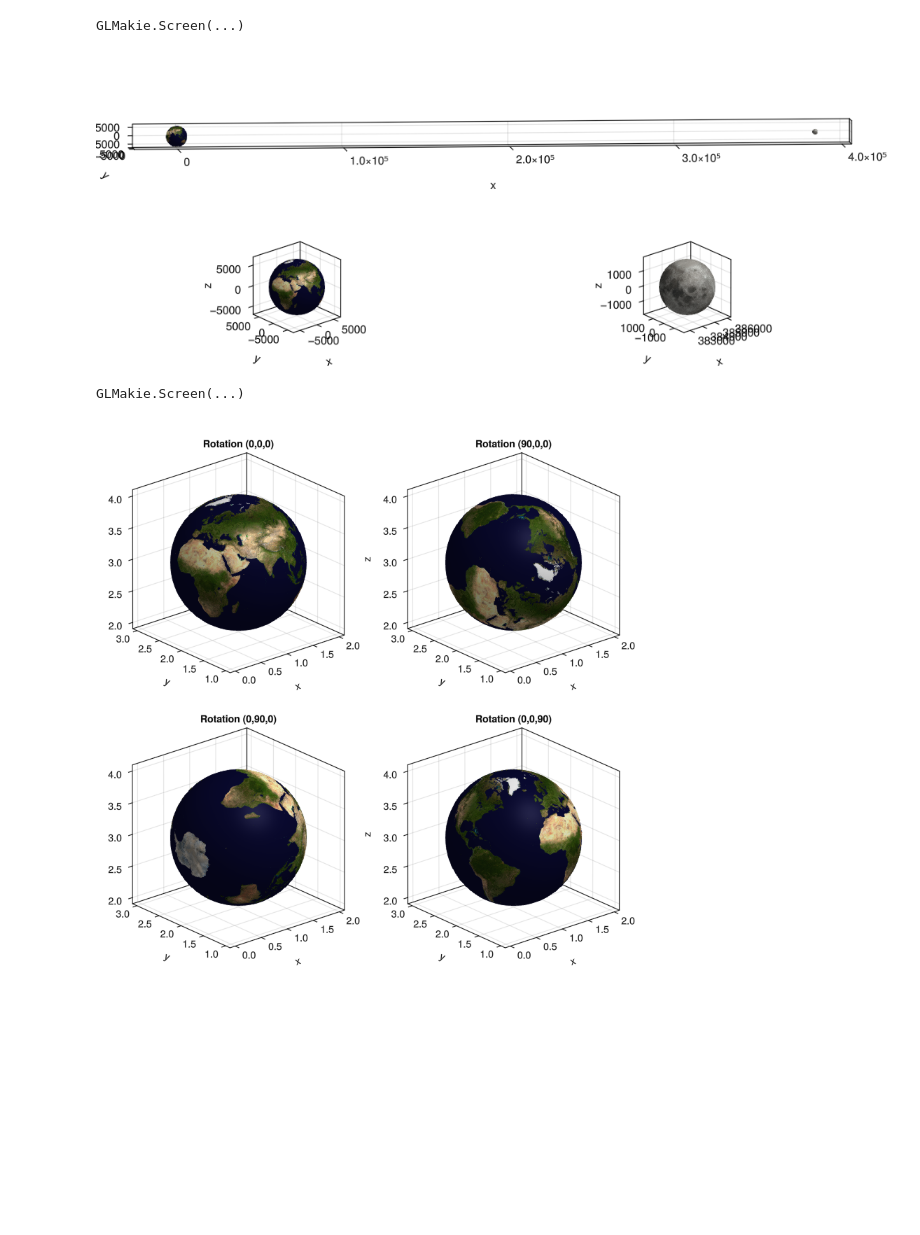
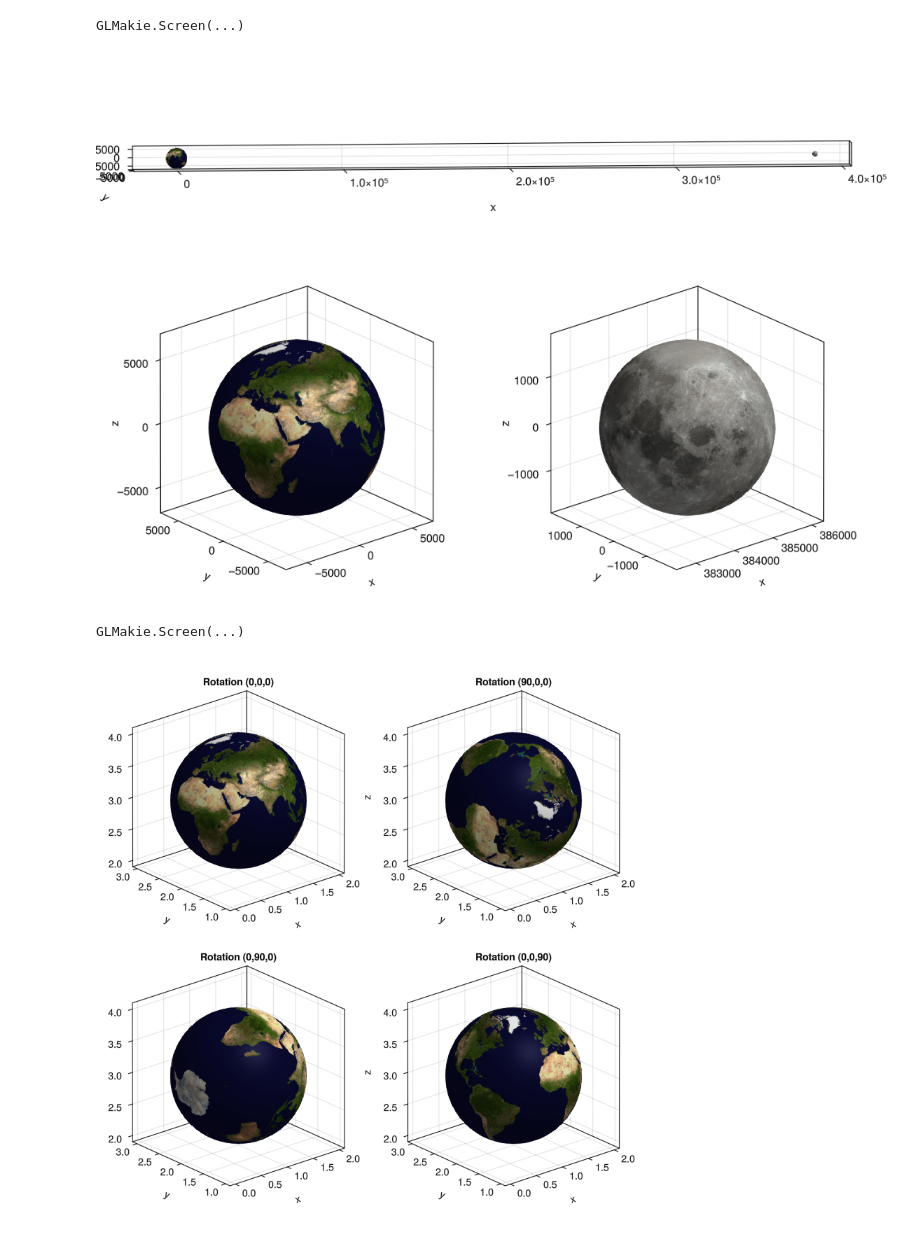
Before and after one commit to Yuricst/PrettyTrajectory.jl, a Jupyter notebook: examples/examples.ipynb, the cells around one changed output. Cells and saved outputs as stored; diff of their text form; code cells hidden in the pictures; blank space fills up the shorter version.

```diff
--- a/examples/examples.ipynb
+++ b/examples/examples.ipynb
@@ -27,18 +27,18 @@ display(fig)
 [figure]
 GLMakie.Screen(...)
 # %%
-fig = Figure(size=(1000,400))
+fig = Figure(size=(1000,700))
 ax = Axis3(fig[1,1:2]; aspect=:data, azimuth = deg2rad(265), elevation = deg2rad(5))
 PrettyTrajectory.plot_planet!(ax, 6378.0, (0.0, 0.0, 0.0))  # default is Earth.png
 PrettyTrajectory.plot_planet!(ax, 1737.4, (384400.0, 0.0, 0.0), asset_name="../assets/moon.jpg")
 
-ax_Earth = Axis3(fig[2,1], aspect=:data)
+ax_Earth = Axis3(fig[2:3,1], aspect=:data)
 PrettyTrajectory.plot_planet!(ax_Earth, 6378.0, (0.0, 0.0, 0.0)) # default is Earth.png
-ax_Moon = Axis3(fig[2,2], aspect=:data)
+ax_Moon = Axis3(fig[2:3,2], aspect=:data)
 PrettyTrajectory.plot_planet!(ax_Moon, 1737.4, (384400.0, 0.0, 0.0), asset_name="../assets/moon.jpg")
 display(fig)
 # %% [output]
-[figure, old version]
+[figure, new version]
 GLMakie.Screen(...)
 # %%
 fig = Figure(size=(800,800))
```
Also changed, not shown: 4 other files.
